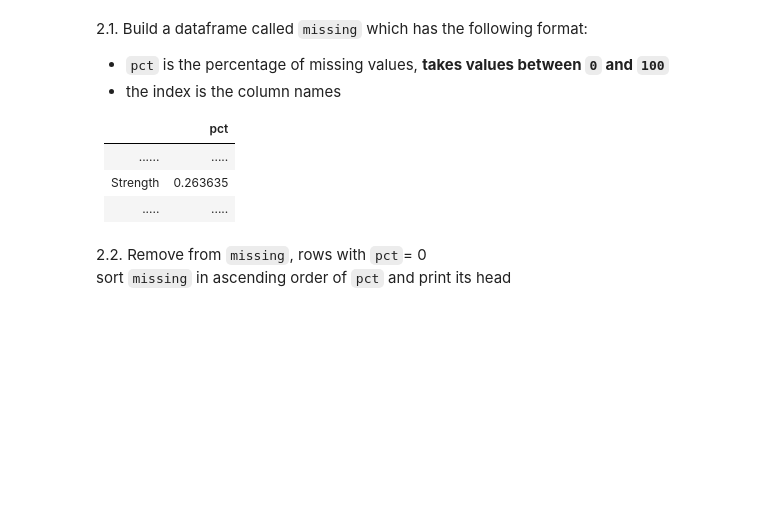
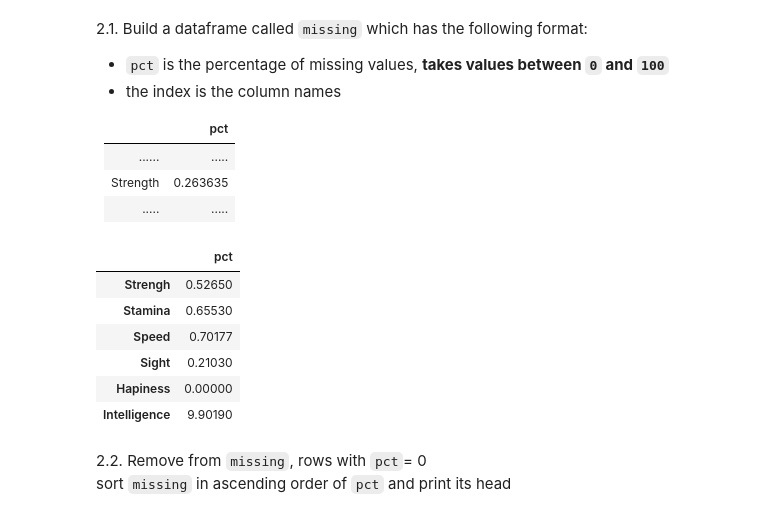
Before and after one commit to Nicodab/git_SI, a Jupyter notebook: S2/Machine Learning/Lab 2/Assignement-20220112 (1)/Assignment_Week2.ipynb, the cells around one changed output. Saved outputs shown, nothing was run; the diff lists cells and outputs as text; code cells hidden in the pictures; blank space fills up the shorter version.

```diff
--- a/S2/Machine Learning/Lab 2/Assignement-20220112 (1)/Assignment_Week2.ipynb
+++ b/S2/Machine Learning/Lab 2/Assignement-20220112 (1)/Assignment_Week2.ipynb
@@ -71,3 +98,21 @@ missing = # your code here
+# %%
+#missing = pd.DataFrame(['pct': ['Strengh', 'Stamina', 'Speed', 'Sight', 'Intelligence']])
+missing =  pd.DataFrame([{'pct': 0.5265},
+                            {'pct': 0.6553},
+                            {'pct': 0.70177},
+                            {'pct': 0.2103},
+                            {'pct': 0},
+                            {'pct': 0.9019}],
+                            index=['Strengh', 'Stamina', 'Speed', 'Sight', 'Hapiness', 'Intelligence'])
+missing.head(6)
+# %% [output]
+|  | pct |
+| Strengh | 0.52650 |
+| Stamina | 0.65530 |
+| Speed | 0.70177 |
+| Sight | 0.21030 |
+| Hapiness | 0.00000 |
+| Intelligence | 9.90190 |
 # %% [markdown]
 2.2. Remove from `missing`, rows with `pct`= 0
 sort `missing` in ascending order of `pct` and print its head
```
Also changed, not shown: parts of 8 cells of this notebook, 2 other files.
